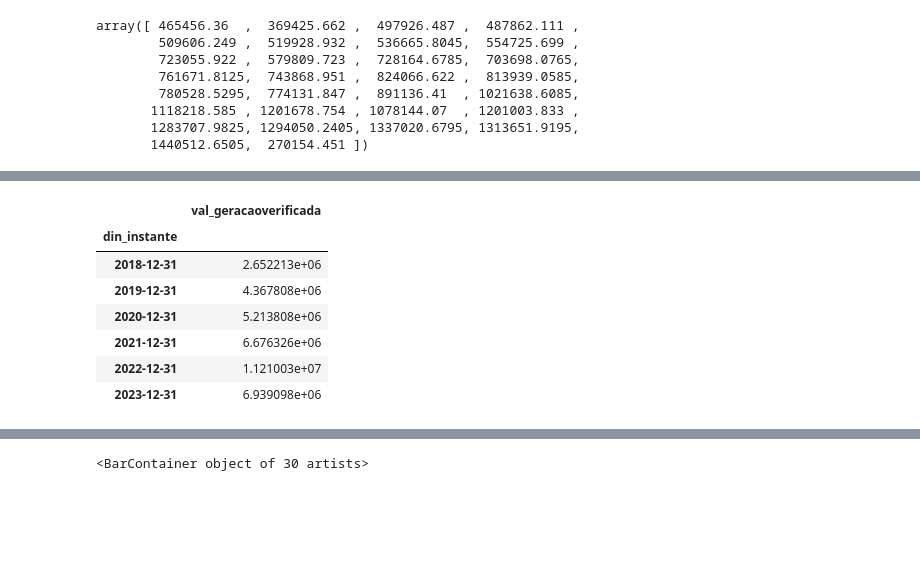
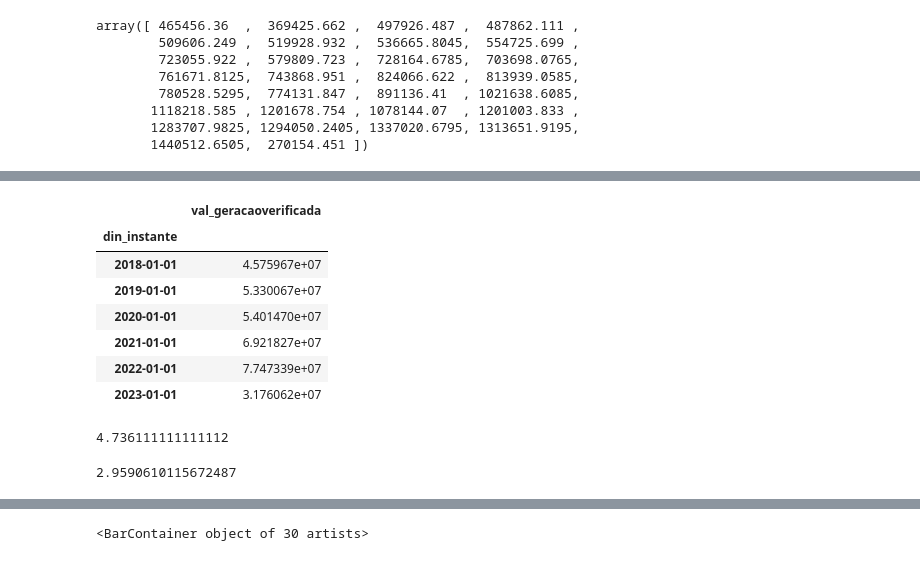
Before and after one commit to La1ra1/Gestao_energetica_trabalhos, a Jupyter notebook: Seminário 2/figuras_geracao_pv.ipynb, the cells around one changed output, grey strips where cells are left out. Cells and saved outputs as stored; diff of their text form; code cells hidden in the pictures; blank space fills up the shorter version.

```diff
--- a/Seminário 2/figuras_geracao_pv.ipynb
+++ b/Seminário 2/figuras_geracao_pv.ipynb
@@ -130,11 +168,19 @@ array([ 465456.36  ,  369425.662 ,  497926.487 ,  487862.111 ,
 # %%
-main_df.query('nom_tipousina=="Solar"')[['val_geracaoverificada']].groupby('din_instante').sum().resample('MS').apply(np.trapz).resample('Y').sum()
+main_df.query('nom_tipousina=="Eólica"')[['val_geracaoverificada']].groupby('din_instante').sum().resample('MS').apply(np.trapz).resample('YS').sum()
 # %% [output]
 |  | val_geracaoverificada |
 | din_instante |  |
-| 2018-12-31 | 2.652213e+06 |
-| 2019-12-31 | 4.367808e+06 |
-| 2020-12-31 | 5.213808e+06 |
-| 2021-12-31 | 6.676326e+06 |
-| 2022-12-31 | 1.121003e+07 |
-| 2023-12-31 | 6.939098e+06 |
+| 2018-01-01 | 4.575967e+07 |
+| 2019-01-01 | 5.330067e+07 |
+| 2020-01-01 | 5.401470e+07 |
+| 2021-01-01 | 6.921827e+07 |
+| 2022-01-01 | 7.747339e+07 |
+| 2023-01-01 | 3.176062e+07 |
+# %%
+6.82/1.44
+# %% [output]
+4.736111111111112
+# %%
+26093/8818
+# %% [output]
+2.9590610115672487
```
Also changed, not shown: parts of 12 cells of this notebook, 2 other files.
